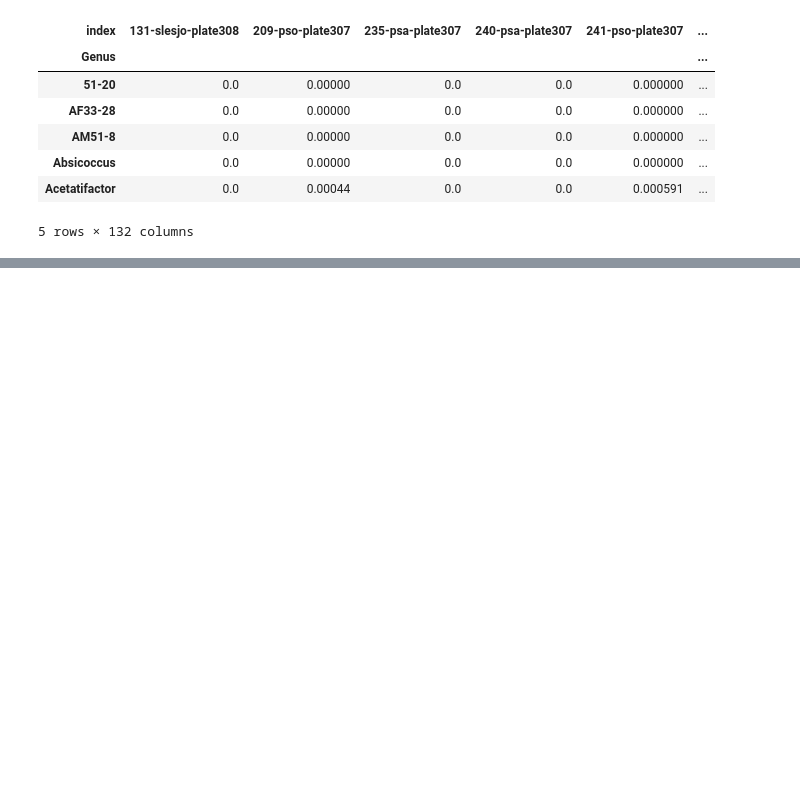
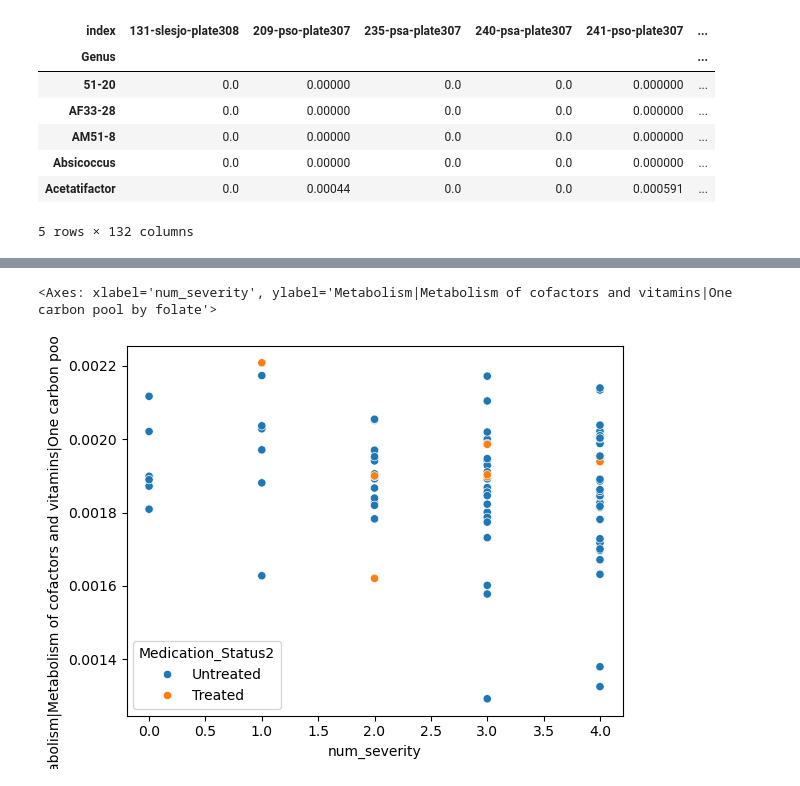
Before and after one commit to kbpi314/ampaim, a Jupyter notebook: code/AMPAIM_v10.ipynb, the cells around one changed output, grey strips where cells are left out. Saved outputs shown, nothing was run; the diff lists cells and outputs as text; code cells hidden in the pictures; blank space fills up the shorter version.

```diff
--- a/code/AMPAIM_v10.ipynb
+++ b/code/AMPAIM_v10.ipynb
@@ -1652,6 +1858,7 @@ for c in comparisons:
 
     # compute test for each var
     pvals = []
+    logp = []
     tvals = []
     dirs = []
     KO = list(df_healthy.columns.values)
@@ -1662,9 +1869,9 @@ for c in comparisons:
         y = df_disease[k].values
         t, p = scipy.stats.ttest_ind(x,y)
         if t > 0:
-            dir = 'healthy'
+            dir = 'Healthy'
         elif t < 0:
-            dir = 'disease'
+            dir = c.split('v')[0]
         else:
             dir = 'NA'
         dirs.append(dir)
@@ -1674,10 +1881,12 @@ for c in comparisons:
         if np.isnan(p):
             pvals.append(1)
             tvals.append(0)
+            logp.append(0)
 
         else:
             pvals.append(p)
             tvals.append(t)
+            logp.append(np.log10(p))
 
 
         # https://www.statsmodels.org/dev/generated/statsmodels.stats.multitest.fdrcorrection.html
@@ -1686,8 +1895,11 @@ for c in comparisons:
         # scipy.stats.false_discovery_control(ps)
 
         # df_complete_nonfilt = pd.concat([df_otu, df_meta, df_fxn], axis=1)
-    df_res = pd.DataFrame({'Pathway': KO, 'Effect_Size': tvals, 'Enriched_Group': dirs, 'P_value': pvals, 'Q_value': qvals})
+    df_res = pd.DataFrame({'Pathway': KO, 'Effect_Size': tvals, 'Enriched_Group': dirs, 'P_value': pvals, 'Q_value': qvals, 'log10p':logp})
     df_res = df_res[df_res['P_value'] < 0.05]
+    df_res_comb = df_res.copy()
+    df_res_comb = df_res_comb.applymap(lambda x: x.replace('|', '__') if isinstance(x, str) else x)
+    df_res_comb.to_csv(path + 'outputs/jobs06/UpSetR/' + c.split('v')[0] + '_path_combined.tsv', sep='\t')
     df_res_h = df_res[df_res['Enriched_Group'] == 'healthy']
     df_res_d = df_res[df_res['Enriched_Group'] == 'disease']
     df_res_h.to_csv(path + 'outputs/jobs06/UpSetR/' + c.split('v')[0] + '_healthy_sig.tsv', sep='\t')
@@ -2292,0 +2627,22 @@ dm.head()
+# %%
+# iron and vitamin b pathways
+df = pd.concat([df_merge, df_fxn],axis=1)
+# df = df[df['Diagnosis'] != 'Healthy']
+
+queries = ['folate','vitamin','Porphyrin','transport']
+for x in df.columns.values:
+    for q in queries:
+        if q in x:
+            print(x)
+
+int_var = ['Metabolism|Metabolism of cofactors and vitamins|Folate biosynthesis',
+           'Metabolism|Metabolism of cofactors and vitamins|One carbon pool by folate',
+          'Environmental Information Processing|Membrane transport|ABC transporters',
+          'Metabolism|Metabolism of cofactors and vitamins|Porphyrin metabolism']
+
+for v in int_var:
+    a = df[v]
+    b = df['num_severity']
+    r,p=scipy.stats.spearmanr(a,b,nan_policy='omit')
+    print(v)
+    print(r,p)
@@ -2292,0 +2667,5 @@ dm.head()
+# %%
+sns.scatterplot(y='Metabolism|Metabolism of cofactors and vitamins|One carbon pool by folate',x='num_severity',data=df,hue='Medication_Status2')
+# %% [output]
+<Axes: xlabel='num_severity', ylabel='Metabolism|Metabolism of cofactors and vitamins|One carbon pool by folate'>
+[figure, added]
```
Also changed, not shown: parts of 63 cells of this notebook, 11 other files.
